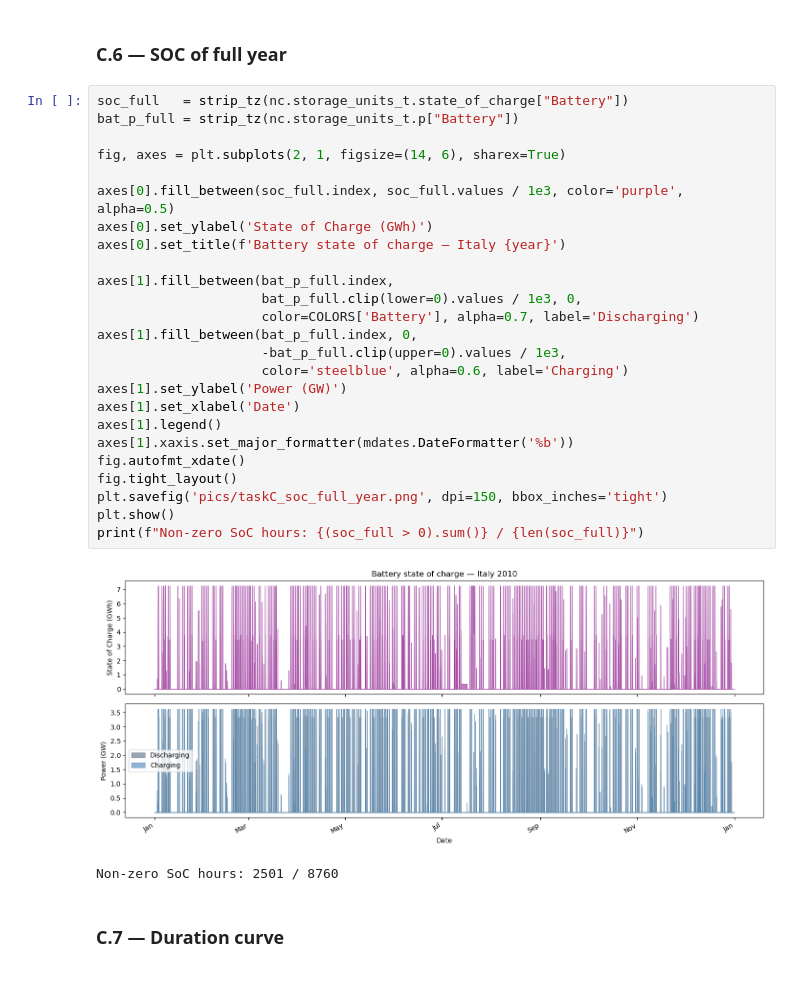
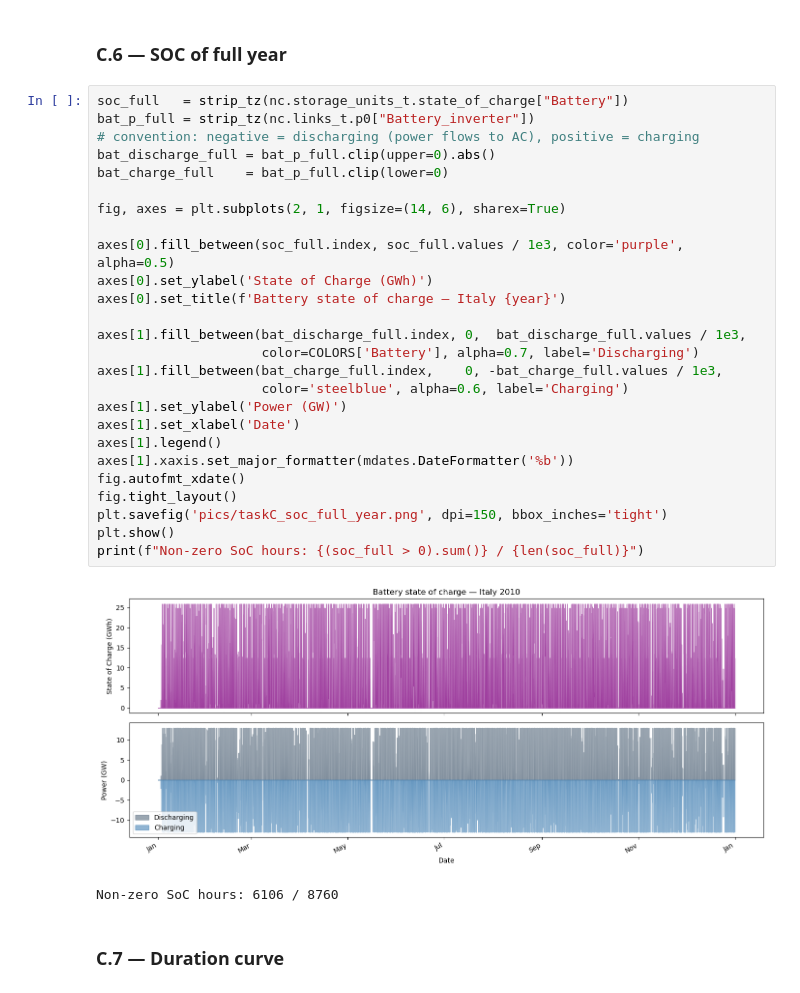
Before and after one commit to kryists/46770-integrated-energy-grids, a Jupyter notebook: taskA.ipynb, the cells around one changed output. Cells and saved outputs as stored; diff of their text form.

```diff
--- a/taskA.ipynb
+++ b/taskA.ipynb
@@ -872,32 +907,33 @@ plot_week(nc, f'{year}-01-05', f'Dispatch — Winter week (January {year})', 'pi
 ### C.6 — SOC of full year
 # %%
 soc_full   = strip_tz(nc.storage_units_t.state_of_charge["Battery"])
-bat_p_full = strip_tz(nc.storage_units_t.p["Battery"])
+bat_p_full = strip_tz(nc.links_t.p0["Battery_inverter"])
+# convention: negative = discharging (power flows to AC), positive = charging
+bat_discharge_full = bat_p_full.clip(upper=0).abs()
+bat_charge_full    = bat_p_full.clip(lower=0)
 
 fig, axes = plt.subplots(2, 1, figsize=(14, 6), sharex=True)
 
 axes[0].fill_between(soc_full.index, soc_full.values / 1e3, color='purple', alpha=0.5)
 axes[0].set_ylabel('State of Charge (GWh)')
 axes[0].set_title(f'Battery state of charge — Italy {year}')
 
-axes[1].fill_between(bat_p_full.index,
-                     bat_p_full.clip(lower=0).values / 1e3, 0,
+axes[1].fill_between(bat_discharge_full.index, 0,  bat_discharge_full.values / 1e3,
                      color=COLORS['Battery'], alpha=0.7, label='Discharging')
-axes[1].fill_between(bat_p_full.index, 0,
-                     -bat_p_full.clip(upper=0).values / 1e3,
+axes[1].fill_between(bat_charge_full.index,    0, -bat_charge_full.values / 1e3,
                      color='steelblue', alpha=0.6, label='Charging')
 axes[1].set_ylabel('Power (GW)')
 axes[1].set_xlabel('Date')
 axes[1].legend()
 axes[1].xaxis.set_major_formatter(mdates.DateFormatter('%b'))
 fig.autofmt_xdate()
 fig.tight_layout()
 plt.savefig('pics/taskC_soc_full_year.png', dpi=150, bbox_inches='tight')
 plt.show()
 print(f"Non-zero SoC hours: {(soc_full > 0).sum()} / {len(soc_full)}")
 # %% [output]
-[figure, old version]
+[figure, new version]
-Non-zero SoC hours: 2501 / 8760
+Non-zero SoC hours: 6106 / 8760
 # %% [markdown]
 ### C.7 — Duration curve
 # %%
```
Also changed, not shown: parts of 12 cells of this notebook, 7 other files.
